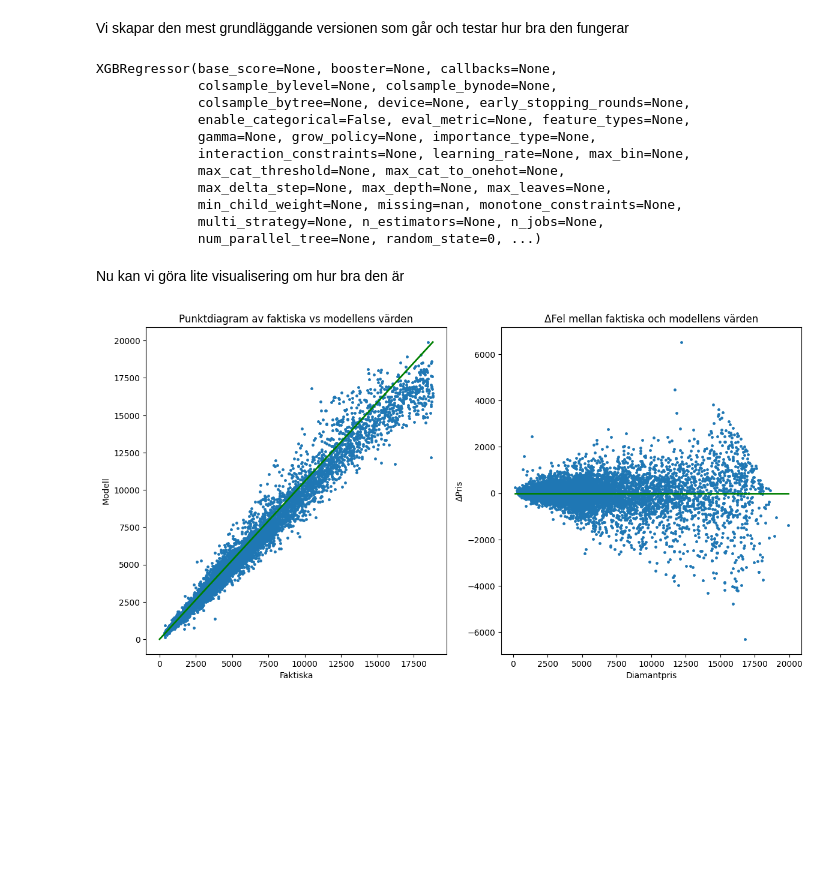
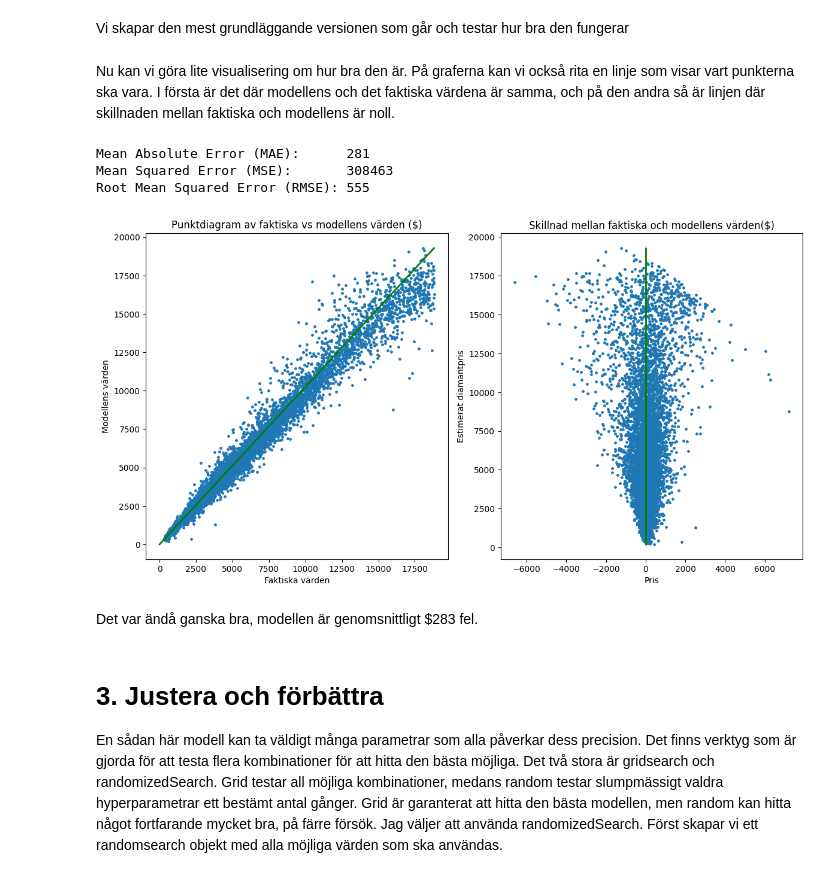
Before and after one commit to Algaras-dev/Diamond-Price-Prediction-Model, a Jupyter notebook: Estimering av diamantpriser.ipynb, the cells around one changed output. Cells and saved outputs as stored; diff of their text form; code cells hidden in the pictures; blank space fills up the shorter version.

Commit message:
Added randomizedSearch and model saving

```diff
--- a/Estimering av diamantpriser.ipynb
+++ b/Estimering av diamantpriser.ipynb
@@ -64,12 +66,12 @@ df.drop(df[df['y'] == 0].index, inplace=True)
 df.drop(df[df['y'] > 20].index, inplace=True)
 
 df.drop(df[df['z'] < 2].index, inplace=True)
-df.drop(df[df['z'] > 20].index, inplace=True)
+df.drop(df[df['z'] > 6.5].index, inplace=True)
 # %% [markdown]
 Även i kolumnerna *depth* och *table* så finns det värden som sticker ut mycket
 # %%
 df.drop(df[df['depth'] < 47.5].index, inplace=True)
 df.drop(df[df['depth'] > 77.5].index, inplace=True)
 
-df.drop(df[df['table'] < 40].index, inplace=True)
-df.drop(df[df['table'] > 77.5].index, inplace=True)
+df.drop(df[df['table'] < 45].index, inplace=True)
+df.drop(df[df['table'] > 75].index, inplace=True)
@@ -107,58 +111,58 @@ display(df.head())
 Först delas datan upp för träning och testning. Standardvärdet för delningen är 0.25, alltså blir 75% träning och 25% testning.
 # %%
 X = df.drop(columns='price')
-y = df['price']
+y_pred = df['price']
 
-X_train, X_test, y_train, y_test = train_test_split(X, y, random_state=1)
+X_train, X_test, y_train, y_test = train_test_split(X, y_pred, random_state=0)
 # %% [markdown]
 Vi skapar den mest grundläggande versionen som går och testar hur bra den fungerar
 # %%
-params = {
-    'random_state': 0
-}
-
-model = xgb.XGBRegressor(**params)
-model.fit(X_train, y_train)
+model: xgb.Booster = xgb.XGBRegressor(random_state=0)
+model.fit(X_train, y_train);
-# %% [output]
-XGBRegressor(base_score=None, booster=None, callbacks=None,
-             colsample_bylevel=None, colsample_bynode=None,
-             colsample_bytree=None, device=None, early_stopping_rounds=None,
-             enable_categorical=False, eval_metric=None, feature_types=None,
-             gamma=None, grow_policy=None, importance_type=None,
-             interaction_constraints=None, learning_rate=None, max_bin=None,
-             max_cat_threshold=None, max_cat_to_onehot=None,
-             max_delta_step=None, max_depth=None, max_leaves=None,
-             min_child_weight=None, missing=nan, monotone_constraints=None,
-             multi_strategy=None, n_estimators=None, n_jobs=None,
-             num_parallel_tree=None, random_state=0, ...)
 # %% [markdown]
-Nu kan vi göra lite visualisering om hur bra den är
+Nu kan vi göra lite visualisering om hur bra den är. På graferna kan vi också rita en linje som visar vart punkterna ska vara. I första är det där modellens och det faktiska värdena är samma, och på den andra så är linjen där skillnaden mellan faktiska och modellens är noll.
 # %%
-def plot_perf(model: xgb.XGBRegressor):
-    '''Skapa en grafer som visar modellens'''
+def plot_perf(model):
+    '''Skapa en grafer som visar modellens prestanda'''
 
-    y = model.predict(X_test)
+    y_pred = model.predict(X_test)
+
+    mae = mean_absolute_error(y_test, y_pred)
+    mse = mean_squared_error(y_test, y_pred)
+    rmse = np.sqrt(mse)
+
+    print(f'Mean Absolute Error (MAE):      {mae:.0f}')
+    print(f'Mean Squared Error (MSE):       {mse:.0f}')
+    print(f'Root Mean Squared Error (RMSE): {rmse:.0f}')
 
     # Punktdiagram (faktiskt vs modell)
     plt.figure(figsize=(12, 12))
     plt.subplot(2, 2, 1)
-    plt.scatter(y_test, y, s=6)
-    plt.plot([0, max(y_test)], [0, max(y)], 'g', linewidth=2)
-    plt.xlabel('Faktiska')
-    plt.ylabel('Modell')
-    plt.title('Punktdiagram av faktiska vs modellens värden')
+    plt.scatter(y_test, y_pred, s=6)
+    plt.plot([0, max(y_test)], [0, max(y_pred)], 'g', linewidth=2)
+    plt.xlabel('Faktiska värden')
+    plt.ylabel('Modellens värden')
+    plt.title('Punktdiagram av faktiska vs modellens värden ($)')
 
     # Punktdiagram (fel)
+    difference = y_test - y_pred
     plt.subplot(2, 2, 2)
-    residuals = y_test - y
-    plt.scatter(y, residuals, s=6)
-    plt.plot([min(y), max(y)], [0, 0], 'g', linewidth=2)
-    plt.xlabel('Diamantpris')
-    plt.ylabel('ΔPris')
-    plt.title('ΔFel mellan faktiska och modellens värden')
+    plt.scatter(difference, y_pred, s=6)
+    plt.plot([0, 0], [min(y_pred), max(y_pred)], 'g', linewidth=2)
+    plt.xlabel('Pris')
+    plt.ylabel('Estimerat diamantpris')
+    plt.title('Skillnad mellan faktiska och modellens värden($)')
 
     plt.tight_layout()
 
 plot_perf(model)
 # %% [output]
+Mean Absolute Error (MAE):      281
+Mean Squared Error (MSE):       308463
+Root Mean Squared Error (RMSE): 555
-[figure, old version]
+[figure, new version]
+# %% [markdown]
+Det var ändå ganska bra, modellen är genomsnittligt $283 fel.
+# %% [markdown]
+# 3. Justera och förbättra
+En sådan här modell kan ta väldigt många parametrar som alla påverkar dess precision. Det finns verktyg som är gjorda för att testa flera kombinationer för att hitta den bästa möjliga. Det två stora är gridsearch och randomizedSearch. Grid testar all möjliga kombinationer, medans random testar slumpmässigt valdra hyperparametrar ett bestämt antal gånger. Grid är garanterat att hitta den bästa modellen, men random kan hitta något fortfarande mycket bra, på färre försök. Jag väljer att använda randomizedSearch. Först skapar vi ett randomsearch objekt med alla möjliga värden som ska användas.
```
Also changed, not shown: parts of 9 cells of this notebook, 1 other file.
